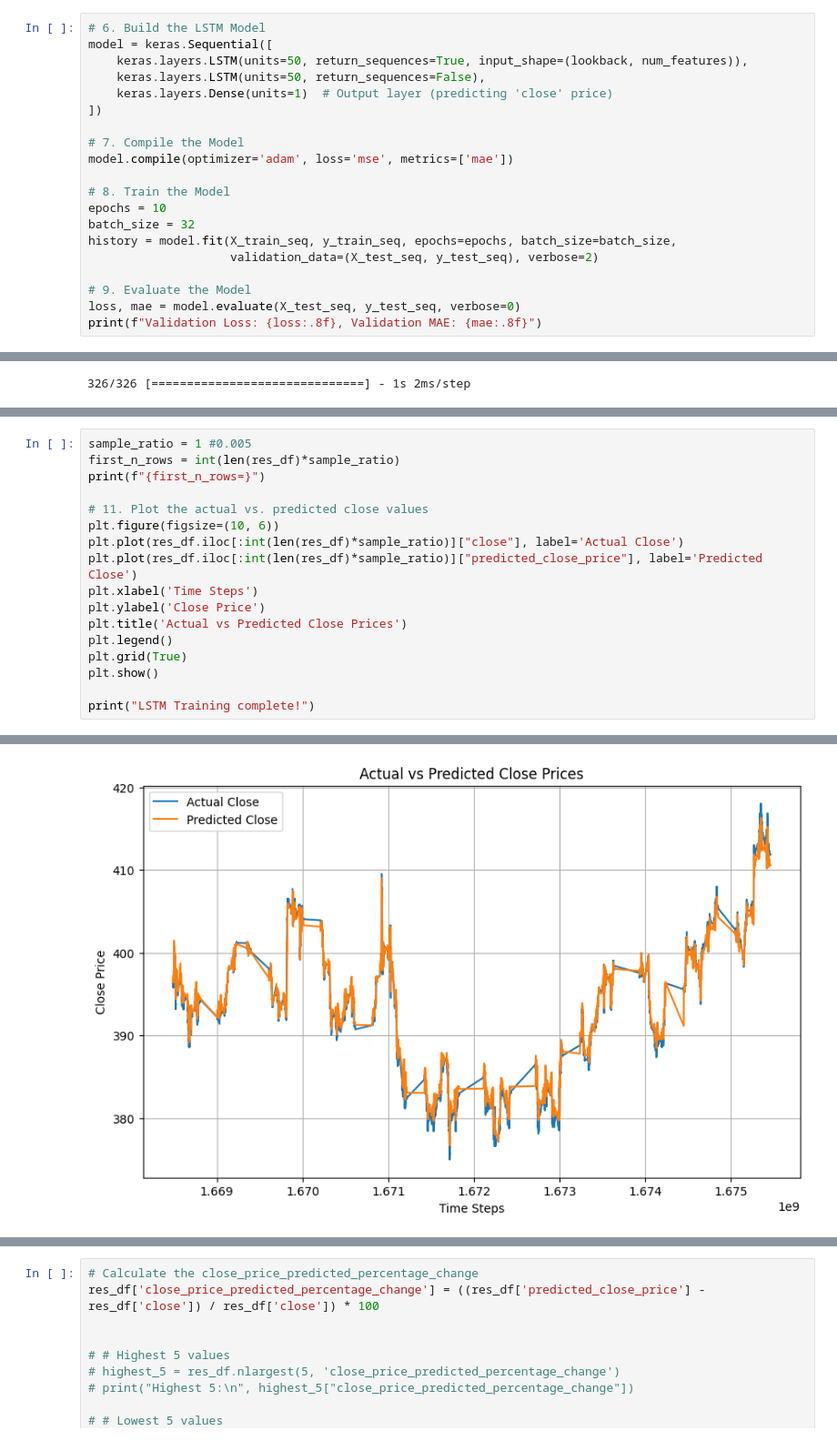
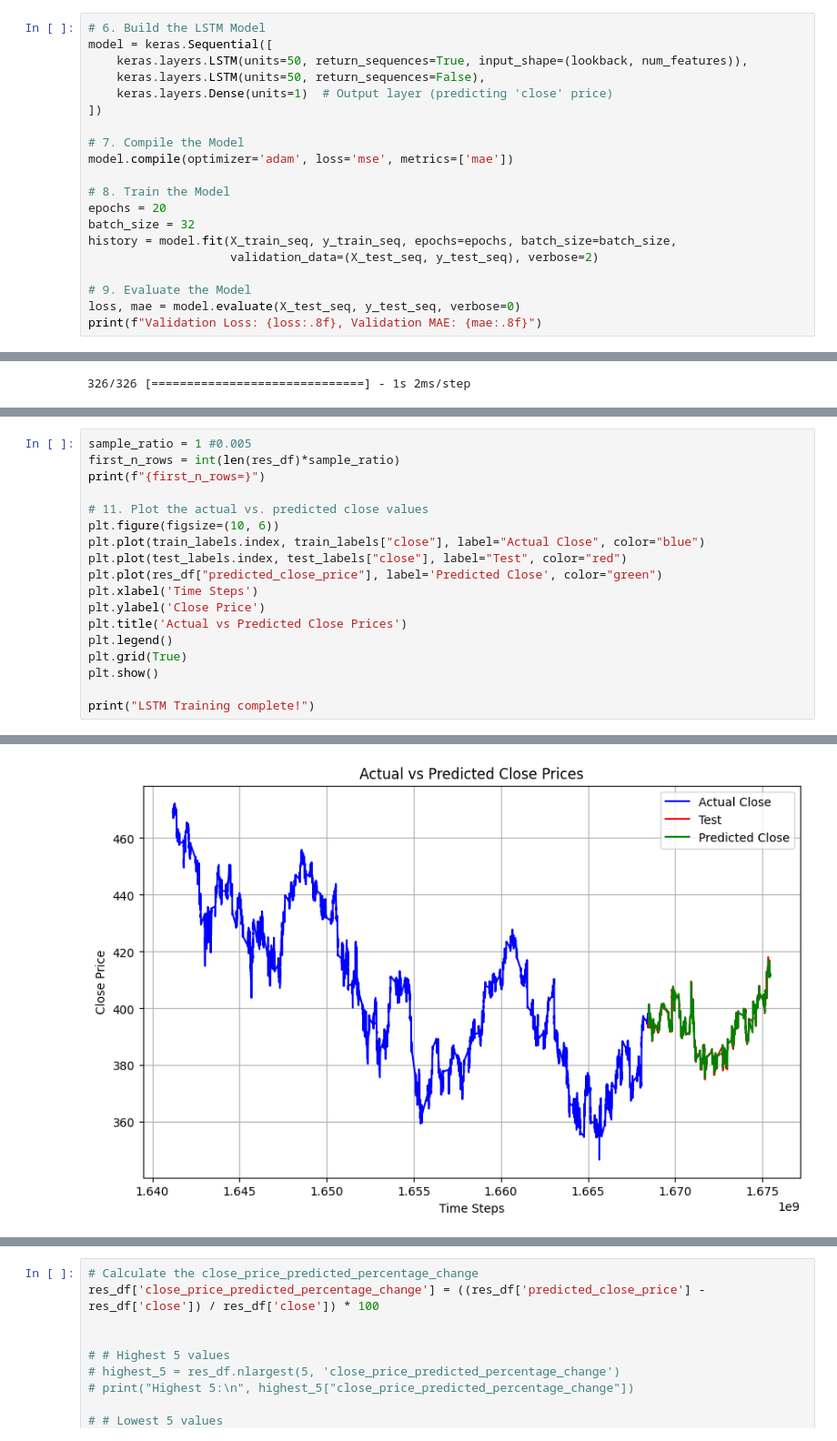
Before and after one commit to yossibatash/tau-final-project, a Jupyter notebook: LSTM_5_min.ipynb, the cells around one changed output, grey strips where cells are left out. Shown at 91% size. Drawn from its saved outputs; the diff is of its cells as text.

Commit message:
20_epochs - Adding LSTM 5 updated notebook

```diff
--- a/LSTM_5_min.ipynb
+++ b/LSTM_5_min.ipynb
@@ -157,7 +157,7 @@ model = keras.Sequential([
 model.compile(optimizer='adam', loss='mse', metrics=['mae'])
 
 # 8. Train the Model
-epochs = 10
+epochs = 20
 batch_size = 32
 history = model.fit(X_train_seq, y_train_seq, epochs=epochs, batch_size=batch_size,
                     validation_data=(X_test_seq, y_test_seq), verbose=2)
@@ -287,21 +280,22 @@ See the caveats in the documentation: https://pandas.pydata.org/pandas-docs/stab
 # %%
 sample_ratio = 1 #0.005
 first_n_rows = int(len(res_df)*sample_ratio)
 print(f"{first_n_rows=}")
 
 # 11. Plot the actual vs. predicted close values
 plt.figure(figsize=(10, 6))
-plt.plot(res_df.iloc[:int(len(res_df)*sample_ratio)]["close"], label='Actual Close')
-plt.plot(res_df.iloc[:int(len(res_df)*sample_ratio)]["predicted_close_price"], label='Predicted Close')
+plt.plot(train_labels.index, train_labels["close"], label="Actual Close", color="blue")
+plt.plot(test_labels.index, test_labels["close"], label="Test", color="red")
+plt.plot(res_df["predicted_close_price"], label='Predicted Close', color="green")
 plt.xlabel('Time Steps')
 plt.ylabel('Close Price')
 plt.title('Actual vs Predicted Close Prices')
 plt.legend()
 plt.grid(True)
 plt.show()
 
 print("LSTM Training complete!")
 # %% [output]
 first_n_rows=10432
-[figure, old version]
+[figure, new version]
 LSTM Training complete!
```
Also changed, not shown: parts of 5 cells of this notebook.
